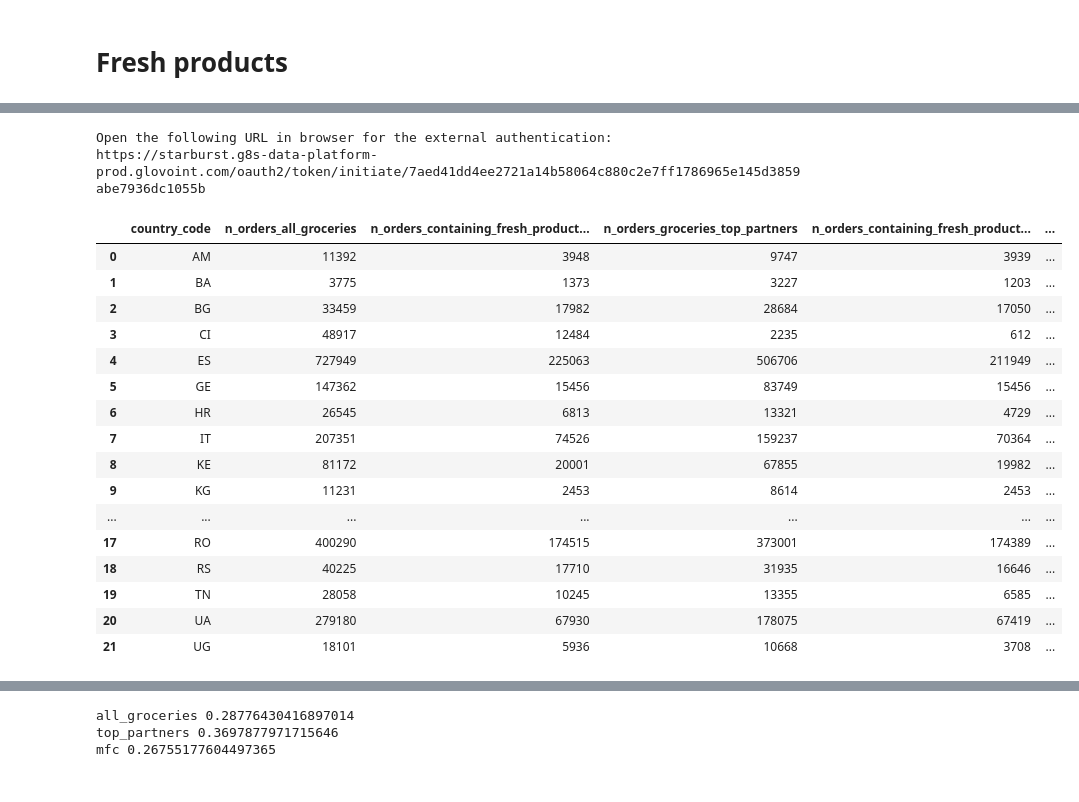
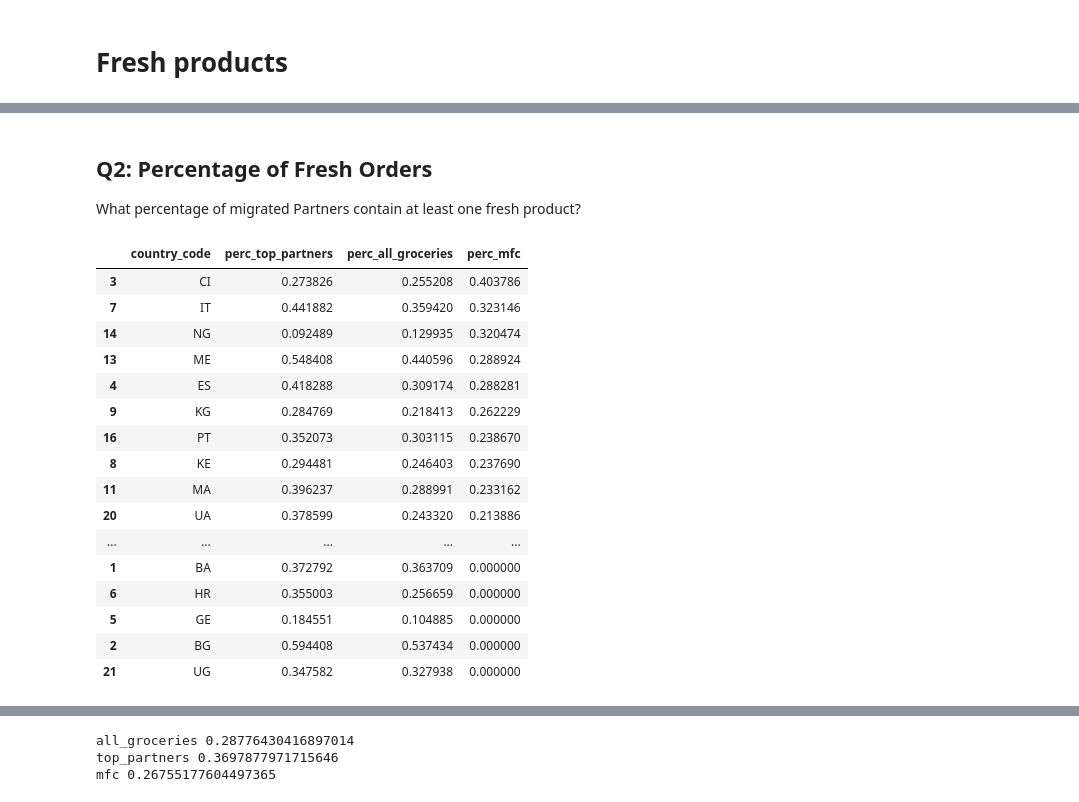
Before and after one commit to JordiCremades4444/central-node, a Jupyter notebook: notebooks/982_2024_10_05_fresh_products/fresh_products.ipynb, the cells around one changed output, grey strips where cells are left out. Drawn from its saved outputs; the diff is of its cells as text; code cells hidden in the pictures.

```diff
--- a/notebooks/982_2024_10_05_fresh_products/fresh_products.ipynb
+++ b/notebooks/982_2024_10_05_fresh_products/fresh_products.ipynb
@@ -78,39 +77,48 @@ df_pivoted
+# %% [markdown]
+## Q2: Percentage of Fresh Orders
+
+What percentage of migrated Partners contain at least one fresh product?
 # %%
 START_DATE = "'2024-09-01'"
 END_DATE = "'2024-09-30'"
 
 params = [
     {'name':'start_date', 'value': str(START_DATE)},
     {'name':'end_date', 'value': str(END_DATE)}
 ]
 
 q.prepare_query(
     'perc_orders_with_fresh_products.sql'
     ,params=params
     ,to_load_file='perc_orders_with_fresh_products'
-    ,load_from_to_load_file=None
+    ,load_from_to_load_file='perc_orders_with_fresh_products'
 
 )
 
 df_perc_orders_with_fresh_products  = q.query_run_starburst()
-df_perc_orders_with_fresh_products
+
+# Pivot
+df_perc_orders_with_fresh_products['perc_top_partners'] = df_perc_orders_with_fresh_products['n_orders_containing_fresh_products_groceries_top_partners']/df_perc_orders_with_fresh_products['n_orders_groceries_top_partners']
+df_perc_orders_with_fresh_products['perc_all_groceries'] = df_perc_orders_with_fresh_products['n_orders_containing_fresh_products_all_groceries']/df_perc_orders_with_fresh_products['n_orders_all_groceries']
+df_perc_orders_with_fresh_products['perc_mfc'] = df_perc_orders_with_fresh_products['n_orders_containing_fresh_products_mfc']/df_perc_orders_with_fresh_products['n_orders_mfc']
+
+df_perc_orders_with_fresh_products = df_perc_orders_with_fresh_products.fillna(0)
+df_perc_orders_with_fresh_products[['country_code','perc_top_partners','perc_all_groceries','perc_mfc']].sort_values(by='perc_mfc', ascending=False)
 # %% [output]
-Open the following URL in browser for the external authentication:
-https://starburst.g8s-data-platform-prod.glovoint.com/oauth2/token/initiate/7aed41dd4ee2721a14b58064c880c2e7ff1786965e145d3859abe7936dc1055b
-|  | country_code | n_orders_all_groceries | n_orders_containing_fresh_product... | n_orders_groceries_top_partners | n_orders_containing_fresh_product... | ... |
-| 0 | AM | 11392 | 3948 | 9747 | 3939 | ... |
-| 1 | BA | 3775 | 1373 | 3227 | 1203 | ... |
-| 2 | BG | 33459 | 17982 | 28684 | 17050 | ... |
-| 3 | CI | 48917 | 12484 | 2235 | 612 | ... |
-| 4 | ES | 727949 | 225063 | 506706 | 211949 | ... |
-| 5 | GE | 147362 | 15456 | 83749 | 15456 | ... |
-| 6 | HR | 26545 | 6813 | 13321 | 4729 | ... |
-| 7 | IT | 207351 | 74526 | 159237 | 70364 | ... |
-| 8 | KE | 81172 | 20001 | 67855 | 19982 | ... |
-| 9 | KG | 11231 | 2453 | 8614 | 2453 | ... |
-| ... | ... | ... | ... | ... | ... | ... |
-| 17 | RO | 400290 | 174515 | 373001 | 174389 | ... |
-| 18 | RS | 40225 | 17710 | 31935 | 16646 | ... |
-| 19 | TN | 28058 | 10245 | 13355 | 6585 | ... |
-| 20 | UA | 279180 | 67930 | 178075 | 67419 | ... |
-| 21 | UG | 18101 | 5936 | 10668 | 3708 | ... |
+|  | country_code | perc_top_partners | perc_all_groceries | perc_mfc |
+| 3 | CI | 0.273826 | 0.255208 | 0.403786 |
+| 7 | IT | 0.441882 | 0.359420 | 0.323146 |
+| 14 | NG | 0.092489 | 0.129935 | 0.320474 |
+| 13 | ME | 0.548408 | 0.440596 | 0.288924 |
+| 4 | ES | 0.418288 | 0.309174 | 0.288281 |
+| 9 | KG | 0.284769 | 0.218413 | 0.262229 |
+| 16 | PT | 0.352073 | 0.303115 | 0.238670 |
+| 8 | KE | 0.294481 | 0.246403 | 0.237690 |
+| 11 | MA | 0.396237 | 0.288991 | 0.233162 |
+| 20 | UA | 0.378599 | 0.243320 | 0.213886 |
+| ... | ... | ... | ... | ... |
+| 1 | BA | 0.372792 | 0.363709 | 0.000000 |
+| 6 | HR | 0.355003 | 0.256659 | 0.000000 |
+| 5 | GE | 0.184551 | 0.104885 | 0.000000 |
+| 2 | BG | 0.594408 | 0.537434 | 0.000000 |
+| 21 | UG | 0.347582 | 0.327938 | 0.000000 |
```
Also changed, not shown: parts of 16 cells of this notebook.
